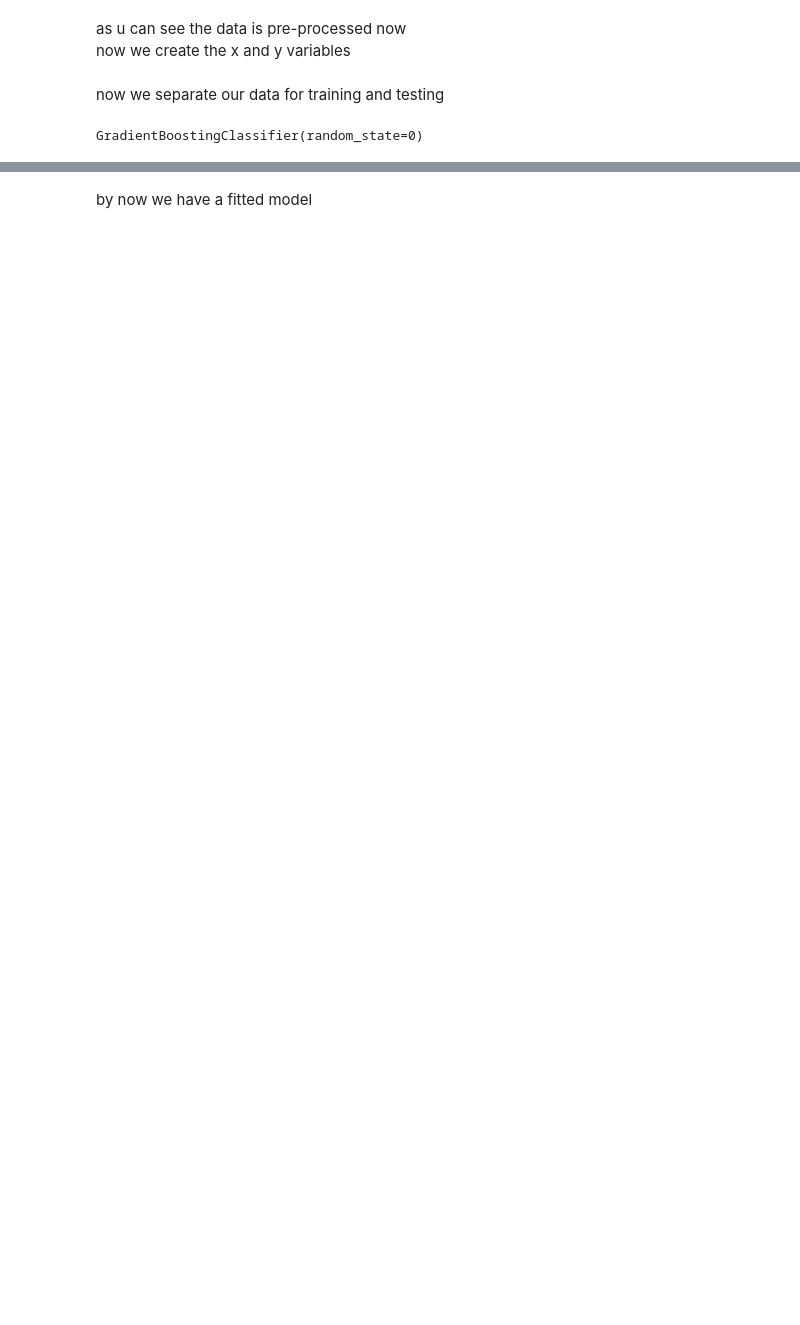
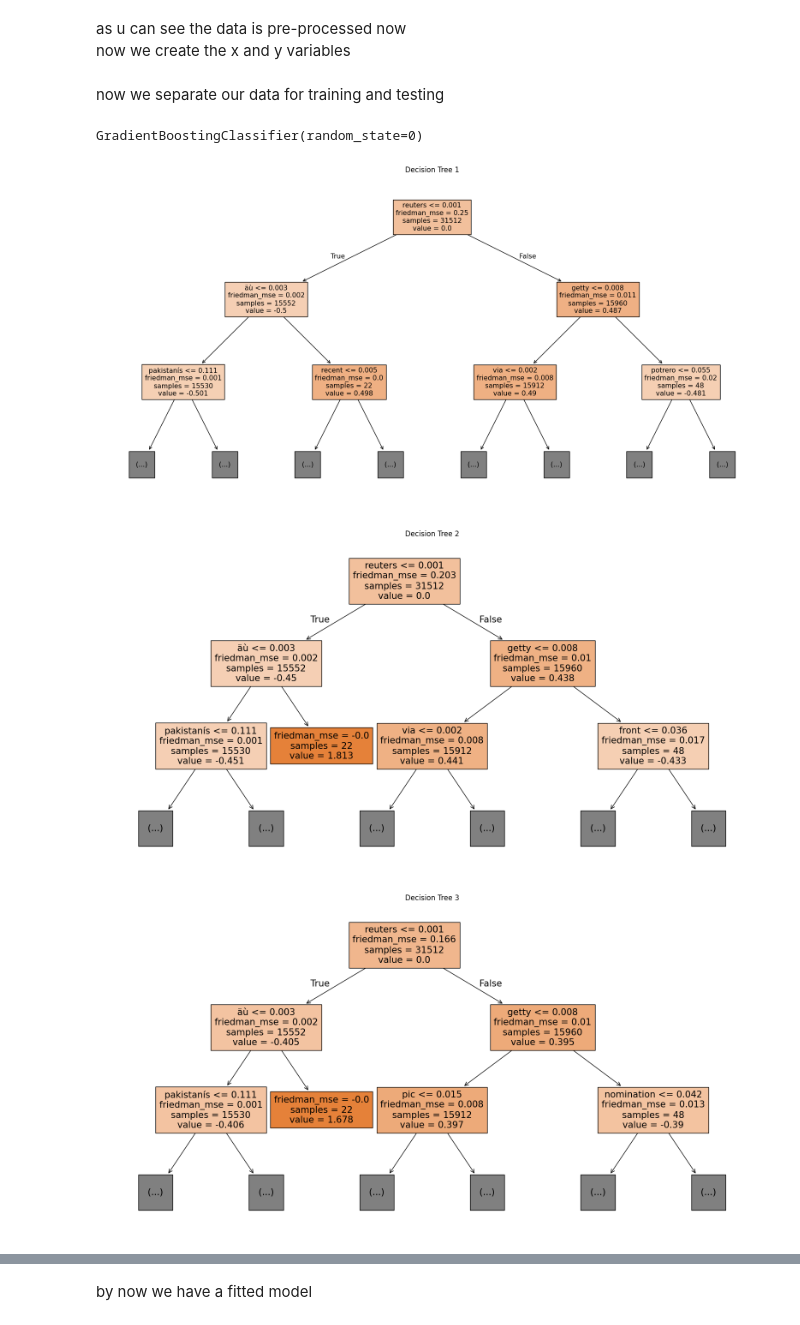
Before and after one commit to saadkarim754/Fake_News_classification, a Jupyter notebook: fake_news_detection_using_gradient_boosting.ipynb, the cells around one changed output, grey strips where cells are left out. Drawn from its saved outputs; the diff is of its cells as text; code cells hidden in the pictures; blank space fills up the shorter version.

```diff
--- a/fake_news_detection_using_gradient_boosting.ipynb
+++ b/fake_news_detection_using_gradient_boosting.ipynb
@@ -277,3 +276,20 @@ GB = GradientBoostingClassifier(random_state=0)
 GB.fit(xv_train, y_train)
 # %% [output]
 GradientBoostingClassifier(random_state=0)
+# %%
+# prompt: can u make a graph of the gradient boosting classifier
+
+import matplotlib.pyplot as plt
+from sklearn.tree import plot_tree
+
+# Assuming 'GB' is your trained GradientBoostingClassifier
+# You can visualize individual trees within the ensemble
+for i in range(min(5, GB.n_estimators)): # Visualize the first 5 trees (or fewer if n_estimators is smaller)
+    plt.figure(figsize=(20,10))
+    plot_tree(GB.estimators_[i][0], filled=True, feature_names=vectorization.get_feature_names_out(), max_depth=2) # Limit depth for readability
+    plt.title(f"Decision Tree {i+1}")
+    plt.show()
+# %% [output]
+[figure, added]
+[figure, added]
+[figure, added]
```
Also changed, not shown: parts of 16 cells of this notebook.
